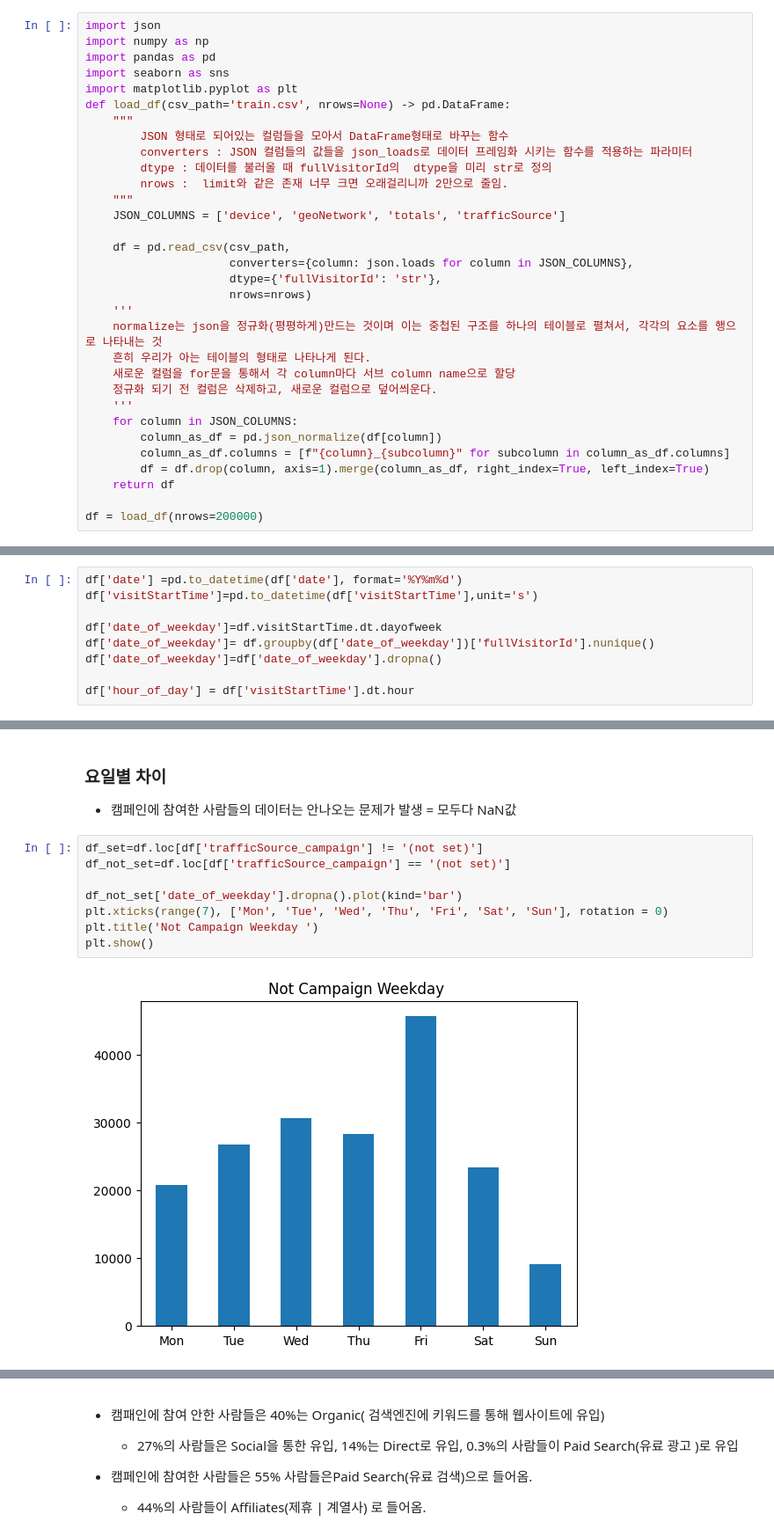
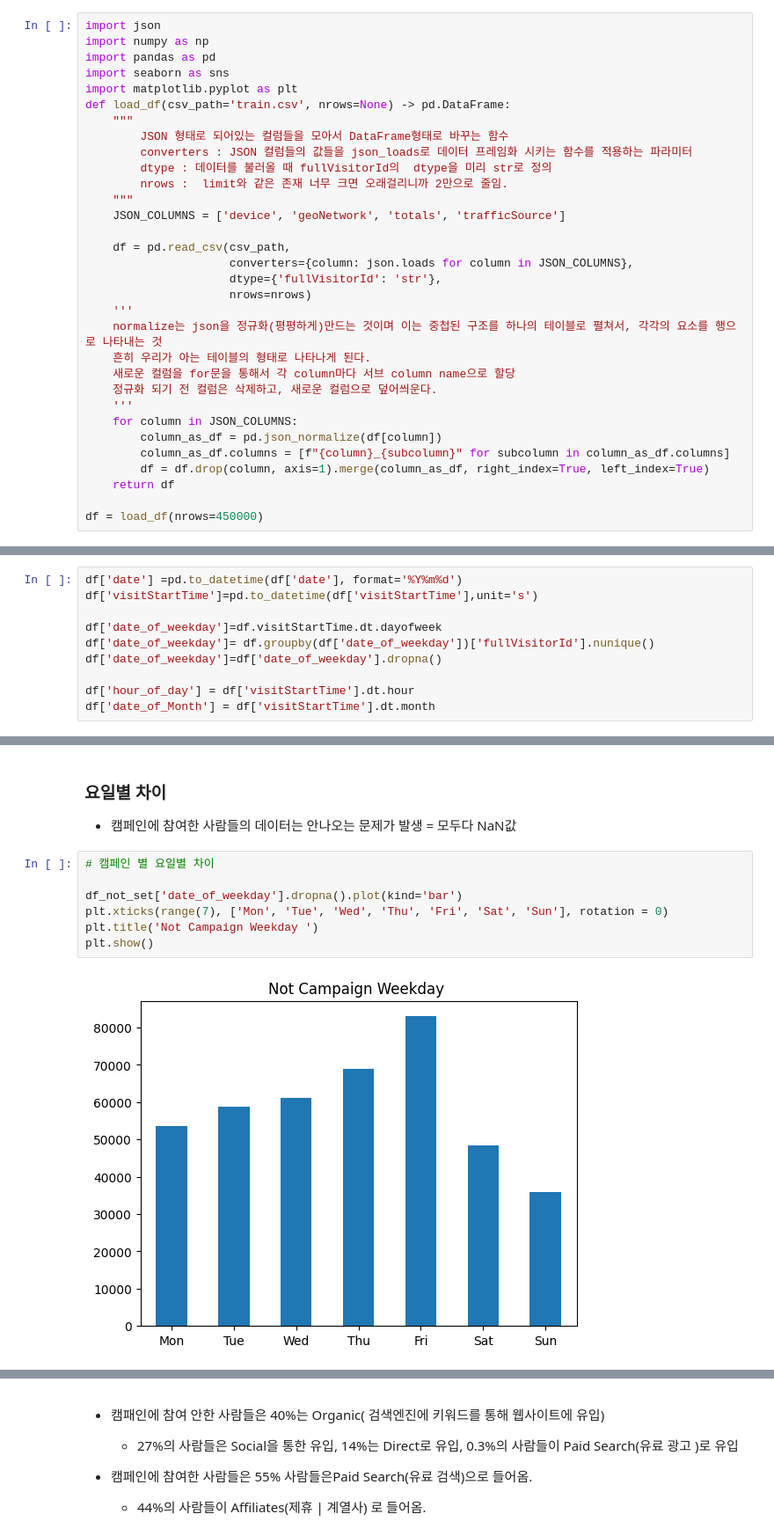
Before and after one commit to eju1019/ipark, a Jupyter notebook: projcet.ipynb, the cells around one changed output, grey strips where cells are left out. Shown at 88% size. Drawn from its saved outputs; the diff is of its cells as text.

```diff
--- a/projcet.ipynb
+++ b/projcet.ipynb
@@ -29,7 +29,7 @@ def load_df(csv_path='train.csv', nrows=None) -> pd.DataFrame:
         df = df.drop(column, axis=1).merge(column_as_df, right_index=True, left_index=True)
     return df
 
-df = load_df(nrows=200000)
+df = load_df(nrows=450000)
 # %% [markdown]
 ## DROP
 # %%
@@ -103,6 +103,7 @@ df['date_of_weekday']= df.groupby(df['date_of_weekday'])['fullVisitorId'].nuniqu
 df['date_of_weekday']=df['date_of_weekday'].dropna()
 
 df['hour_of_day'] = df['visitStartTime'].dt.hour
+df['date_of_Month'] = df['visitStartTime'].dt.month
 # %% [markdown]
 ### Revenue
 # %%
@@ -234,12 +207,11 @@ plt.legend()
 ### 요일별 차이
 - 캠페인에 참여한 사람들의 데이터는 안나오는 문제가 발생 = 모두다 NaN값
 # %%
-df_set=df.loc[df['trafficSource_campaign'] != '(not set)']
-df_not_set=df.loc[df['trafficSource_campaign'] == '(not set)']
+# 캠페인 별 요일별 차이
 
 df_not_set['date_of_weekday'].dropna().plot(kind='bar')
 plt.xticks(range(7), ['Mon', 'Tue', 'Wed', 'Thu', 'Fri', 'Sat', 'Sun'], rotation = 0)
 plt.title('Not Campaign Weekday ')
 plt.show()
 # %% [output]
-[figure, old version]
+[figure, new version]
```
Also changed, not shown: parts of 23 cells of this notebook.
